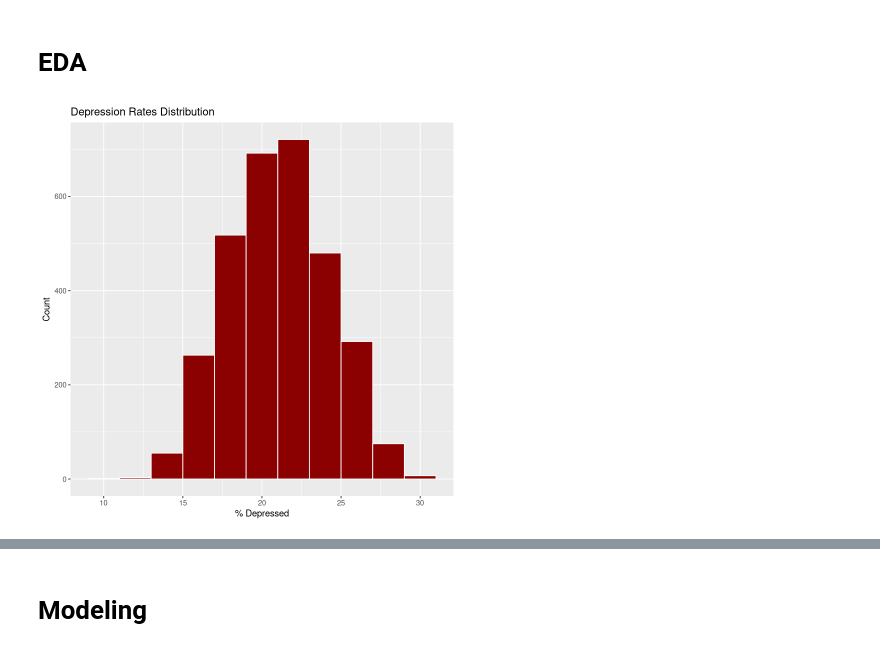
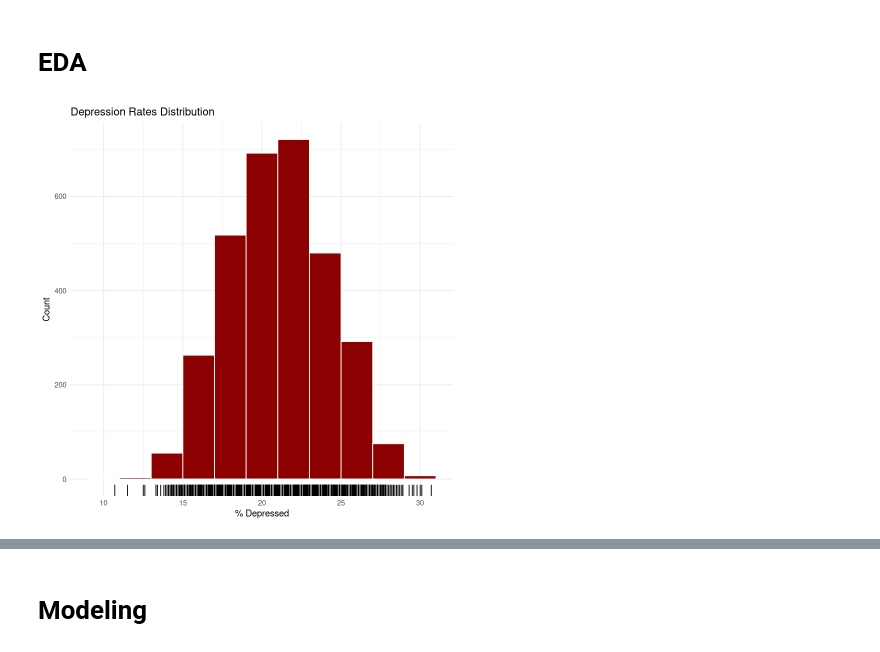
Before and after one commit to Harinath-B/CS7DS3---Applied-Statistical-Modelling, a Jupyter notebook: Final/final.ipynb, the cells around one changed output, grey strips where cells are left out. Saved outputs shown, nothing was run; the diff lists cells and outputs as text; code cells hidden in the pictures.

```diff
--- a/Final/final.ipynb
+++ b/Final/final.ipynb
@@ -24,17 +24,19 @@ usvotes <- usvotes %>%
     majority_gop = if_else(per_gop > 50, 1, 0),
     scaled_depression = scale(crude_prevalence_estimate),
     scaled_race = scale(race),
-    log_pop = scale(log(tot_pop)),
-    turnout_rate = total_votes / tot_pop,
+    log_tot_pop = log(tot_pop + 1),
+    scaled_log_pop = as.numeric(scale(log_tot_pop)),
     state = as.factor(stname)
-  )
+  ) %>%
+  drop_na(per_gop, crude_prevalence_estimate, race)
-# %%
-usvotes <- usvotes %>% drop_na(per_gop, crude_prevalence_estimate, race)
 # %% [markdown]
 # EDA
 # %%
+# Histogram of depression rates with rug plot to check outliers
 ggplot(usvotes, aes(x = crude_prevalence_estimate)) +
   geom_histogram(binwidth = 2, fill = "darkred", color = "white") +
-  labs(title = "Depression Rates Distribution", x = "% Depressed", y = "Count")
+  geom_rug() +
+  labs(title = "Depression Rates Distribution", x = "% Depressed", y = "Count") +
+  theme_minimal()
 # %% [output]
-[figure, old version]
+[figure, new version]
```
Also changed, not shown: parts of 46 cells of this notebook, 1 other file.
